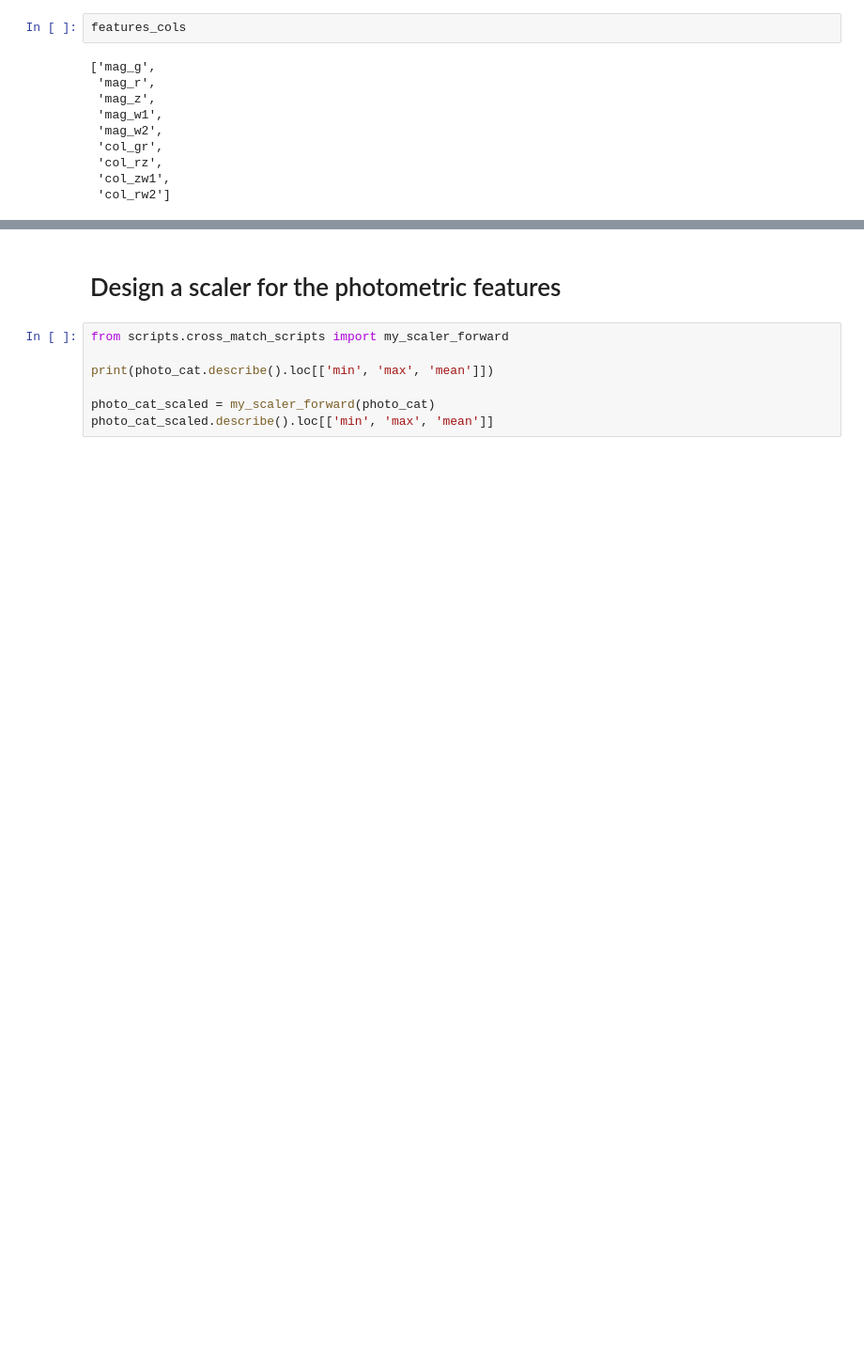
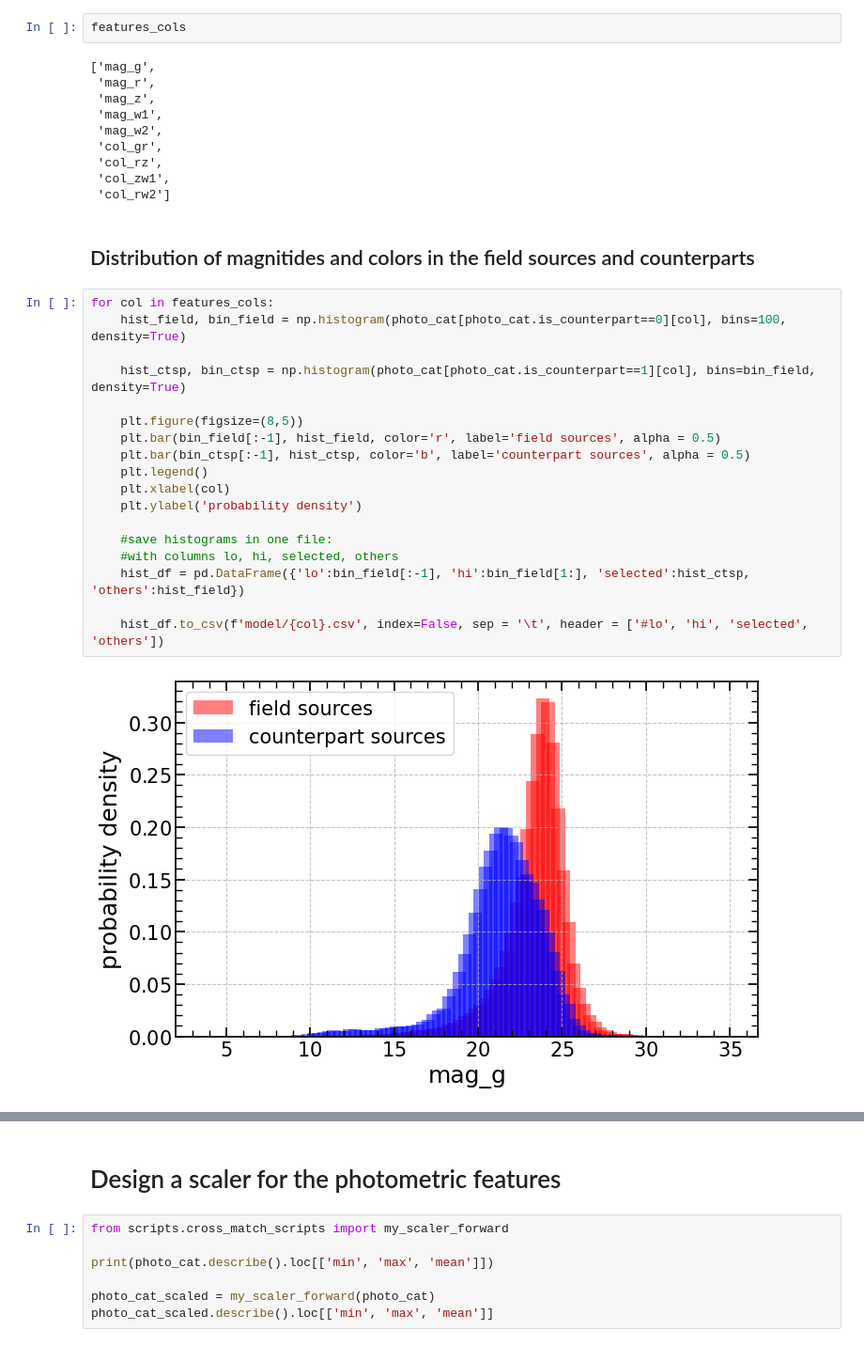
Before and after one commit to SergeiDBykov/lockman_hole, a Jupyter notebook: 1_csc-desi-photo-prior/1_prior-learning.ipynb, the cells around one changed output, grey strips where cells are left out. Shown at 94% size. Saved outputs shown, nothing was run; the diff lists cells and outputs as text; blank space fills up the shorter version.

```diff
--- a/1_csc-desi-photo-prior/1_prior-learning.ipynb
+++ b/1_csc-desi-photo-prior/1_prior-learning.ipynb
@@ -106,3 +106,25 @@ features_cols
  'col_rz',
  'col_zw1',
  'col_rw2']
+# %% [markdown]
+## Distribution of magnitides and colors in the field sources and counterparts
+# %%
+for col in features_cols:
+    hist_field, bin_field = np.histogram(photo_cat[photo_cat.is_counterpart==0][col], bins=100, density=True)
+
+    hist_ctsp, bin_ctsp = np.histogram(photo_cat[photo_cat.is_counterpart==1][col], bins=bin_field, density=True)
+
+    plt.figure(figsize=(8,5))
+    plt.bar(bin_field[:-1], hist_field, color='r', label='field sources', alpha = 0.5)
+    plt.bar(bin_ctsp[:-1], hist_ctsp, color='b', label='counterpart sources', alpha = 0.5)
+    plt.legend()
+    plt.xlabel(col)
+    plt.ylabel('probability density')
+
+    #save histograms in one file:
+    #with columns lo, hi, selected, others
+    hist_df = pd.DataFrame({'lo':bin_field[:-1], 'hi':bin_field[1:], 'selected':hist_ctsp, 'others':hist_field})
+
+    hist_df.to_csv(f'model/{col}.csv', index=False, sep = '\t', header = ['#lo', 'hi', 'selected', 'others'])
+# %% [output]
+[figure, added]
```
Also changed, not shown: parts of 12 cells of this notebook, 15 other files.
